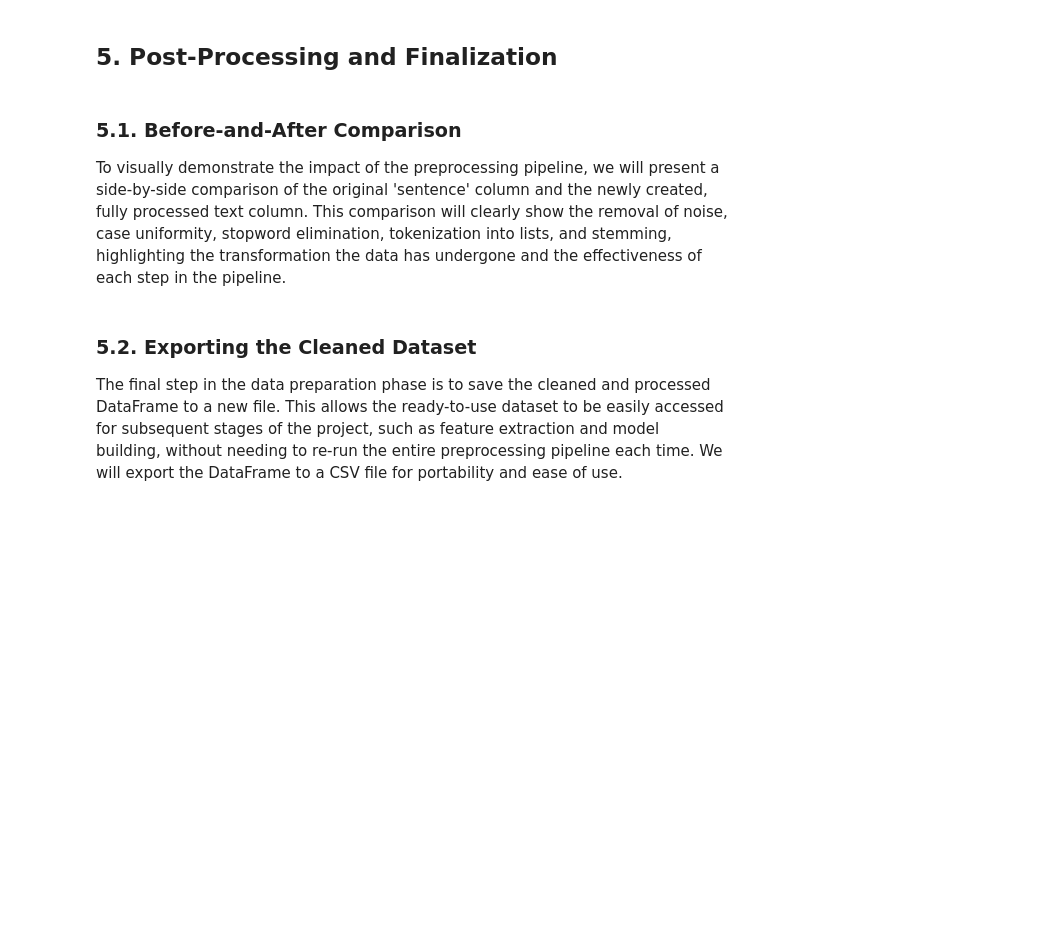
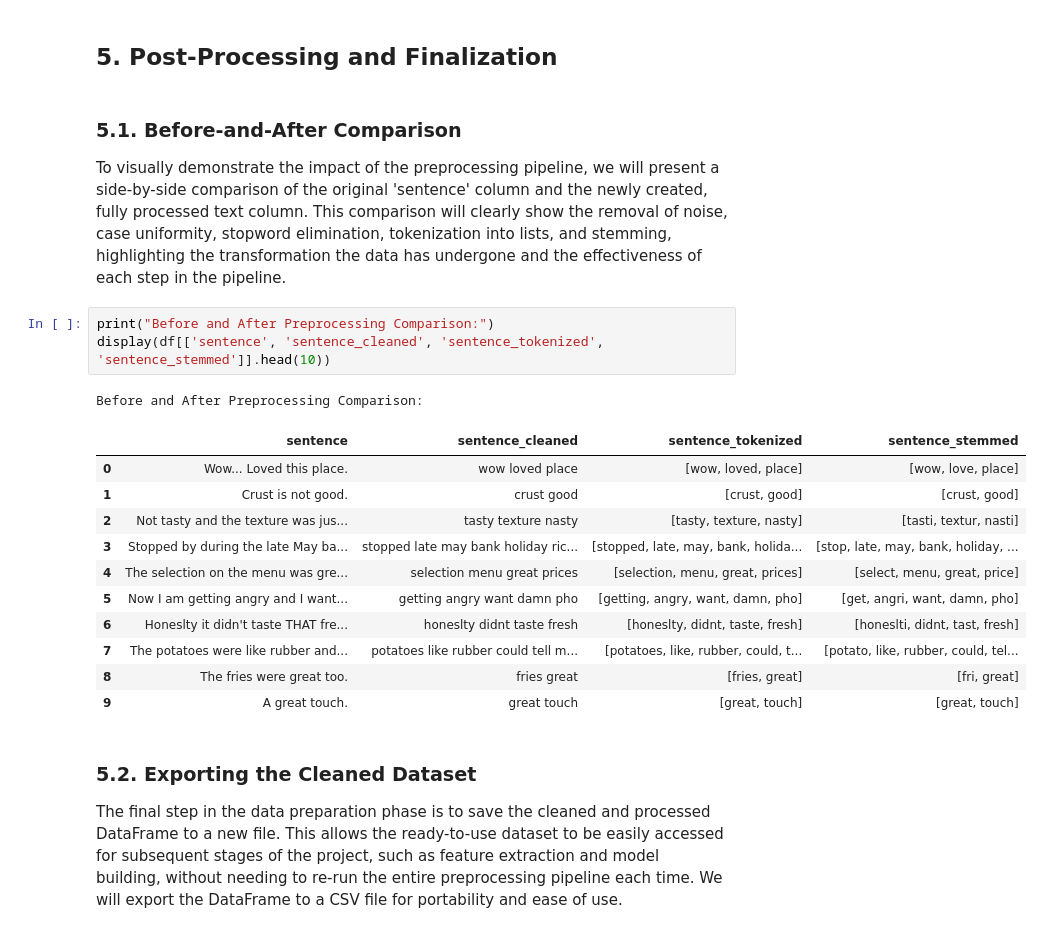
Before and after one commit to LatiefDataVisionary/sentiment-analysis-text-processing-bisa-ai, a Jupyter notebook: notebook/notebook.ipynb, the cells around one changed output. Saved outputs shown, nothing was run; the diff lists cells and outputs as text; blank space fills up the shorter version.

Commit message:
5.1. Before-and-After Comparison

```diff
--- a/notebook/notebook.ipynb
+++ b/notebook/notebook.ipynb
@@ -660,9 +660,25 @@ After Stemming:
 # %% [markdown]
 ## **5. Post-Processing and Finalization**
 # %% [markdown]
-### 5.1. Before-and-After Comparison
+### **5.1. Before-and-After Comparison**
 
 To visually demonstrate the impact of the preprocessing pipeline, we will present a side-by-side comparison of the original 'sentence' column and the newly created, fully processed text column. This comparison will clearly show the removal of noise, case uniformity, stopword elimination, tokenization into lists, and stemming, highlighting the transformation the data has undergone and the effectiveness of each step in the pipeline.
+# %%
+print("Before and After Preprocessing Comparison:")
+display(df[['sentence', 'sentence_cleaned', 'sentence_tokenized', 'sentence_stemmed']].head(10))
+# %% [output]
+Before and After Preprocessing Comparison:
+|  | sentence | sentence_cleaned | sentence_tokenized | sentence_stemmed |
+| 0 | Wow... Loved this place. | wow loved place | [wow, loved, place] | [wow, love, place] |
+| 1 | Crust is not good. | crust good | [crust, good] | [crust, good] |
+| 2 | Not tasty and the texture was jus... | tasty texture nasty | [tasty, texture, nasty] | [tasti, textur, nasti] |
+| 3 | Stopped by during the late May ba... | stopped late may bank holiday ric... | [stopped, late, may, bank, holida... | [stop, late, may, bank, holiday, ... |
+| 4 | The selection on the menu was gre... | selection menu great prices | [selection, menu, great, prices] | [select, menu, great, price] |
+| 5 | Now I am getting angry and I want... | getting angry want damn pho | [getting, angry, want, damn, pho] | [get, angri, want, damn, pho] |
+| 6 | Honeslty it didn't taste THAT fre... | honeslty didnt taste fresh | [honeslty, didnt, taste, fresh] | [honeslti, didnt, tast, fresh] |
+| 7 | The potatoes were like rubber and... | potatoes like rubber could tell m... | [potatoes, like, rubber, could, t... | [potato, like, rubber, could, tel... |
+| 8 | The fries were great too. | fries great | [fries, great] | [fri, great] |
+| 9 | A great touch. | great touch | [great, touch] | [great, touch] |
 # %% [markdown]
 ### 5.2. Exporting the Cleaned Dataset
 
```
Also changed, not shown: parts of 1 cell of this notebook.
